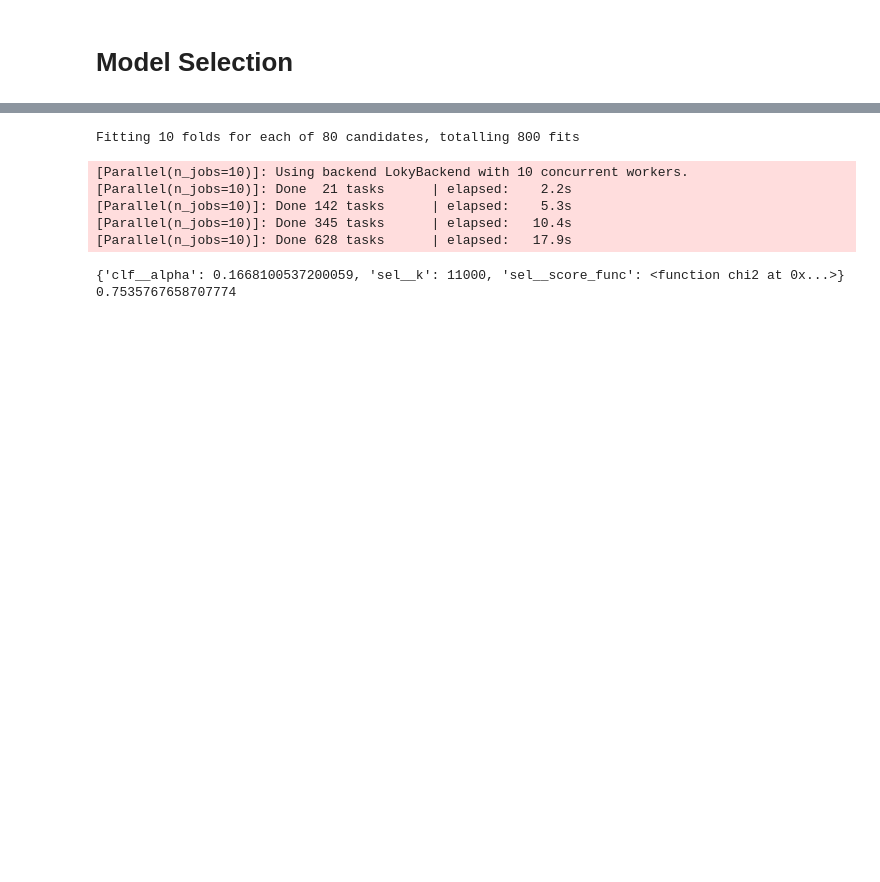
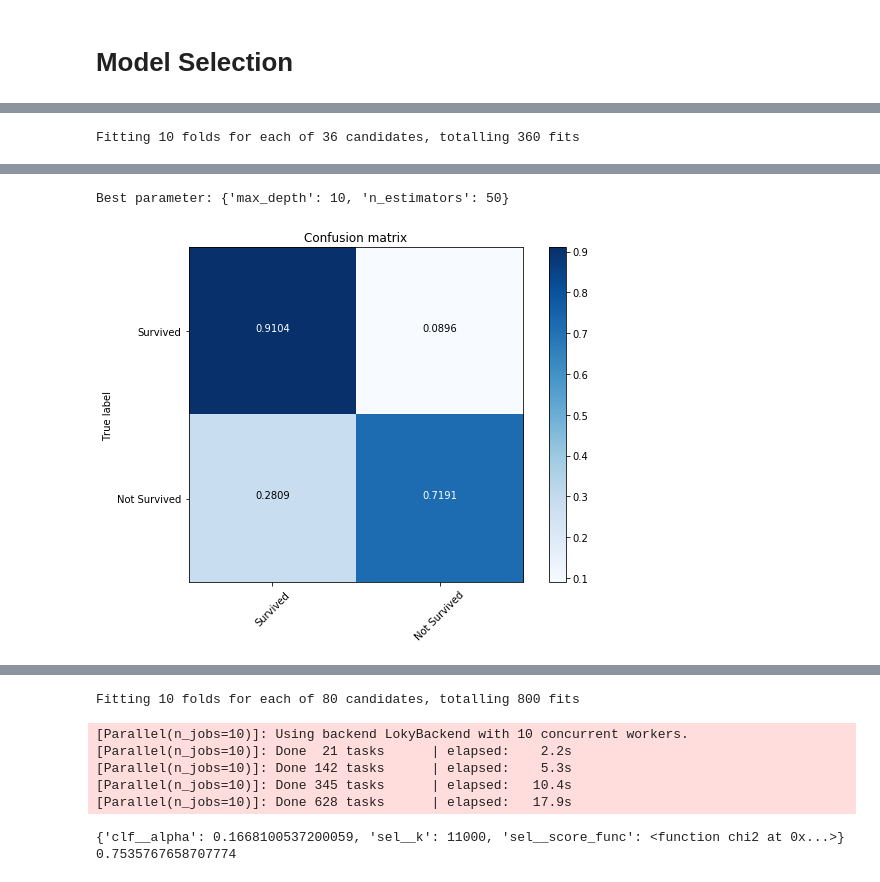
Before and after one commit to espoma/Kaggle_Titanic, a Jupyter notebook: kaggle_template.ipynb, the cells around one changed output, grey strips where cells are left out. Drawn from its saved outputs; the diff is of its cells as text; code cells hidden in the pictures; blank space fills up the shorter version.

```diff
--- a/kaggle_template.ipynb
+++ b/kaggle_template.ipynb
@@ -351,0 +263,10 @@ X_train, X_test, y_train, y_test = train_test_split(X, y,random_state=42)
+# %%
+mm,bp,bs=training(X_train,y_train,'Random Forest')
+print ('Best parameter:', bp)
+#print ('Best accuracy:', bs)
+
+predic = mm.predict(X_test)
+confm = confusion_matrix(y_test, predic,normalize='true')
+plot_confusion_matrix(confm,target_names)
+# %% [output]
+Fitting 10 folds for each of 36 candidates, totalling 360 fits
@@ -351,0 +277,2 @@ X_train, X_test, y_train, y_test = train_test_split(X, y,random_state=42)
+Best parameter: {'max_depth': 10, 'n_estimators': 50}
+[figure, added]
```
Also changed, not shown: parts of 59 cells of this notebook.
